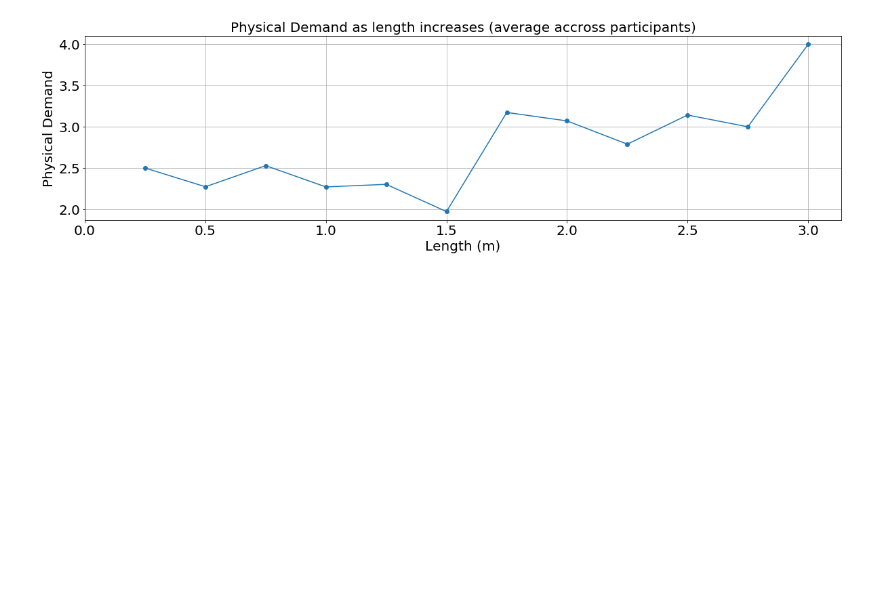
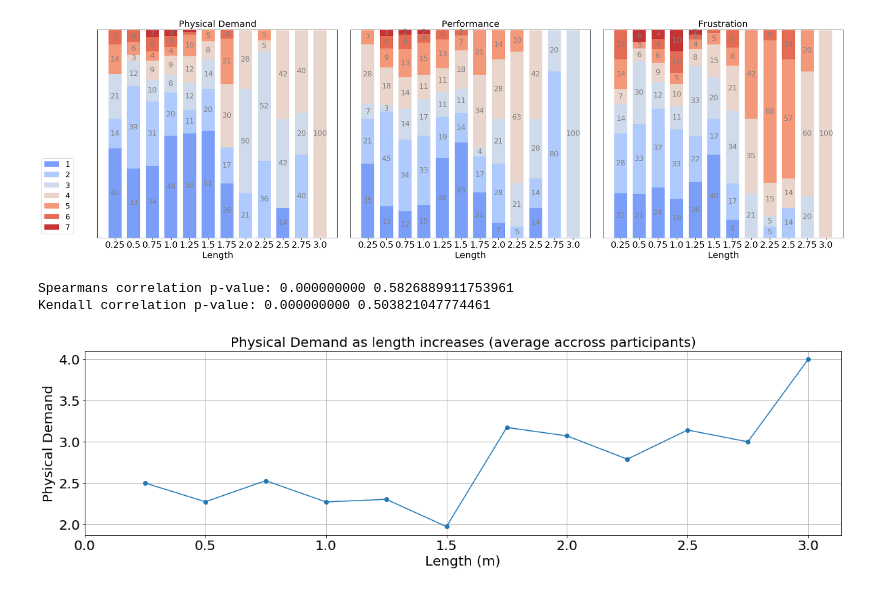
Before and after one commit to AndreeaStefan/SmartuistWrapper, a Jupyter notebook: evaluation/PerceivedEffortPhase1.ipynb, the cells around one changed output. Saved outputs shown, nothing was run; the diff lists cells and outputs as text; code cells hidden in the pictures; blank space fills up the shorter version.

Commit message:
Perceived effort phase 1 plot

```diff
--- a/evaluation/PerceivedEffortPhase1.ipynb
+++ b/evaluation/PerceivedEffortPhase1.ipynb
@@ -246,3 +239,76 @@ def PlotAvg(QuestionAvg, QLengths, idx):
+# %%
+def survey(results, category_names, labels, fig, ax, idx, title):
+    data = np.array(list(results))
+    data_cum = data.cumsum(axis=1)
+    blue_map = plt.get_cmap('coolwarm')
+    cols7 = [0.2, 0.35, 0.45, 0.55, 0.75, 0.85, 0.95]
+
+
+    ax[idx].yaxis.set_visible(False)
+    ax[idx].set_xlabel('Length')
+    ax[idx].set_ylim(0, np.sum(data, axis=1).max())
+    ax[idx].set_title(title)
+
+
+    for i, (colname) in enumerate(category_names):
+        widths = data[:, i]
+        starts = data_cum[:, i] - widths
+        ax[idx].bar(labels, width=0.7, bottom=starts, height=widths,color=blue_map(cols7[i]))
+        xcenters = starts + widths / 2
+
+
+        text_color = 'grey'
+        for y, (x, c) in enumerate(zip(xcenters, widths)):
+            if(c > 2):
+                ax[idx].text(y,x, str(int(c)), ha='center', va='center',color=text_color, fontsize='small')
+
+
+
+
+countsPerLengthQ1, LQ1, avg1, fq1, total1 = getCount(Q1_sorted, l_sorted)
+countsPerLengthQ2, LQ2, avg2, fq2, total2 = getCount(Q2_sorted, l_sorted)
+countsPerLengthQ3, LQ3, avg3, fq3, total3 = getCount(Q3_sorted, l_sorted)
+
+
+
+ylabels = []
+for i in range(0,len(LQ1)):
+    ylabels.append(str(LQ1[i]))
+
+fig, ax = plt.subplots(nrows = 1, ncols = 3, figsize=(25,8))
+scale = ["1",  "2", "3", "4", "5", "6", "7" ]
+survey(fq1, scale, ylabels, fig, ax, 0, questions[0])
+survey(fq2, scale, ylabels, fig, ax, 1, questions[1])
+survey(fq3, scale, ylabels, fig, ax, 2, questions[2])
+ax[0].legend(scale, ncol=1, bbox_to_anchor=(-0.25, 0), loc='lower left', fontsize='small')
+plt.tight_layout()
+plt.savefig("PerceivedEffortPhase1tmp",bbox_inches='tight', dpi=150)
+plt.show()
+#plotBarChartWithCounts(countsPerLengthQ1, LQ1, 0)
+# plotBarChartWithCounts(countsPerLengthQ2, LQ2, 1)
+# plotBarChartWithCounts(countsPerLengthQ3, LQ3, 2)
+
+# plot average trend
+def PlotAvg(QuestionAvg, QLengths, idx):
+    plt.plot(QLengths, QuestionAvg, "-o")
+    plt.title(questions[idx] + " as length increases (average accross participants)")
+    plt.xlabel("Length (m)")
+    plt.ylabel(questions[idx])
+    plt.grid(True)
+    plt.xticks(np.arange(0, 3.5, step=0.5))
+   # plt.yticks(np.arange(1, 7, step=1))
+    plt.show()
+# %% [output]
+[figure, added]
+# %%
+findCorelation(Q1_sorted, Q3_sorted)
+
+# plt.hist(Q1_sorted)
+# plt.show()
+# plt.hist(Q3_sorted)
+# %% [output]
+Spearmans correlation p-value: 0.000000000 0.5826889911753961
+Kendall correlation p-value: 0.000000000 0.503821047774461
 # %%
 PlotAvg(avg1, LQ1, 0)
 PlotAvg(avg2, LQ2, 1)
```
Also changed, not shown: parts of 6 cells of this notebook, 1 other file.
